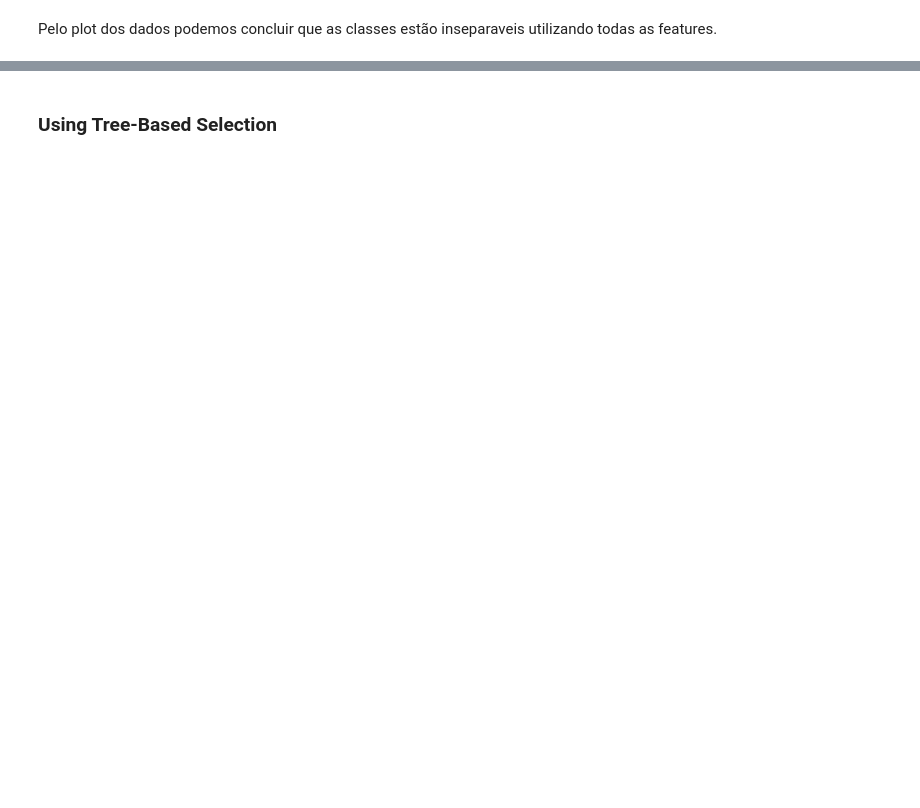
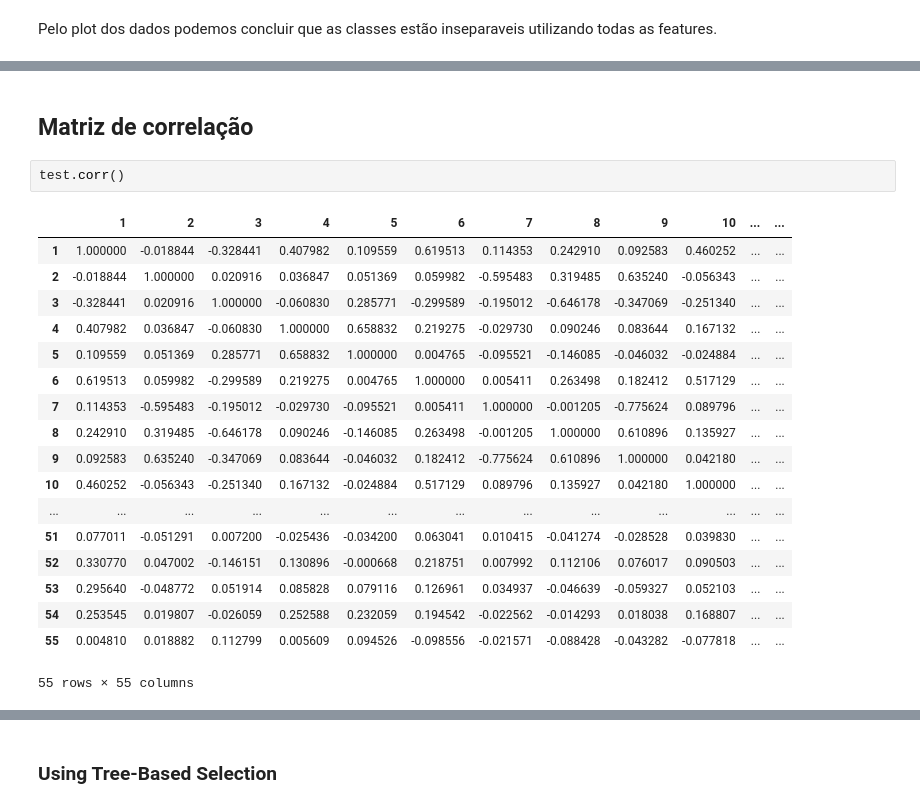
Before and after one commit to Machine-Learning-FGA/ForestCover-Problem, a Jupyter notebook: Initial Analysis.ipynb, the cells around one changed output, grey strips where cells are left out. Cells and saved outputs as stored; diff of their text form; blank space fills up the shorter version.

```diff
--- a/Initial Analysis.ipynb
+++ b/Initial Analysis.ipynb
@@ -94,0 +100,23 @@ Pelo plot dos dados podemos concluir que as classes estão inseparaveis utilizan
+# %% [markdown]
+## Matriz de correlação
+# %%
+test.corr()
+# %% [output]
+|  | 1 | 2 | 3 | 4 | 5 | 6 | 7 | 8 | 9 | 10 | ... | ... |
+| 1 | 1.000000 | -0.018844 | -0.328441 | 0.407982 | 0.109559 | 0.619513 | 0.114353 | 0.242910 | 0.092583 | 0.460252 | ... | ... |
+| 2 | -0.018844 | 1.000000 | 0.020916 | 0.036847 | 0.051369 | 0.059982 | -0.595483 | 0.319485 | 0.635240 | -0.056343 | ... | ... |
+| 3 | -0.328441 | 0.020916 | 1.000000 | -0.060830 | 0.285771 | -0.299589 | -0.195012 | -0.646178 | -0.347069 | -0.251340 | ... | ... |
+| 4 | 0.407982 | 0.036847 | -0.060830 | 1.000000 | 0.658832 | 0.219275 | -0.029730 | 0.090246 | 0.083644 | 0.167132 | ... | ... |
+| 5 | 0.109559 | 0.051369 | 0.285771 | 0.658832 | 1.000000 | 0.004765 | -0.095521 | -0.146085 | -0.046032 | -0.024884 | ... | ... |
+| 6 | 0.619513 | 0.059982 | -0.299589 | 0.219275 | 0.004765 | 1.000000 | 0.005411 | 0.263498 | 0.182412 | 0.517129 | ... | ... |
+| 7 | 0.114353 | -0.595483 | -0.195012 | -0.029730 | -0.095521 | 0.005411 | 1.000000 | -0.001205 | -0.775624 | 0.089796 | ... | ... |
+| 8 | 0.242910 | 0.319485 | -0.646178 | 0.090246 | -0.146085 | 0.263498 | -0.001205 | 1.000000 | 0.610896 | 0.135927 | ... | ... |
+| 9 | 0.092583 | 0.635240 | -0.347069 | 0.083644 | -0.046032 | 0.182412 | -0.775624 | 0.610896 | 1.000000 | 0.042180 | ... | ... |
+| 10 | 0.460252 | -0.056343 | -0.251340 | 0.167132 | -0.024884 | 0.517129 | 0.089796 | 0.135927 | 0.042180 | 1.000000 | ... | ... |
+| ... | ... | ... | ... | ... | ... | ... | ... | ... | ... | ... | ... | ... |
+| 51 | 0.077011 | -0.051291 | 0.007200 | -0.025436 | -0.034200 | 0.063041 | 0.010415 | -0.041274 | -0.028528 | 0.039830 | ... | ... |
+| 52 | 0.330770 | 0.047002 | -0.146151 | 0.130896 | -0.000668 | 0.218751 | 0.007992 | 0.112106 | 0.076017 | 0.090503 | ... | ... |
+| 53 | 0.295640 | -0.048772 | 0.051914 | 0.085828 | 0.079116 | 0.126961 | 0.034937 | -0.046639 | -0.059327 | 0.052103 | ... | ... |
+| 54 | 0.253545 | 0.019807 | -0.026059 | 0.252588 | 0.232059 | 0.194542 | -0.022562 | -0.014293 | 0.018038 | 0.168807 | ... | ... |
+| 55 | 0.004810 | 0.018882 | 0.112799 | 0.005609 | 0.094526 | -0.098556 | -0.021571 | -0.088428 | -0.043282 | -0.077818 | ... | ... |
+55 rows × 55 columns
```
Also changed, not shown: parts of 29 cells of this notebook.
